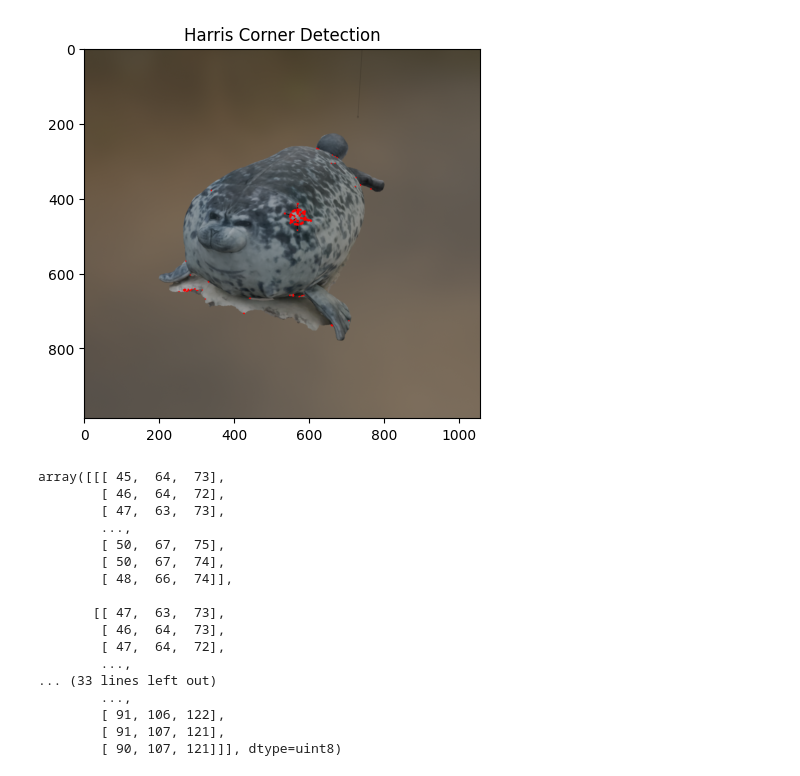
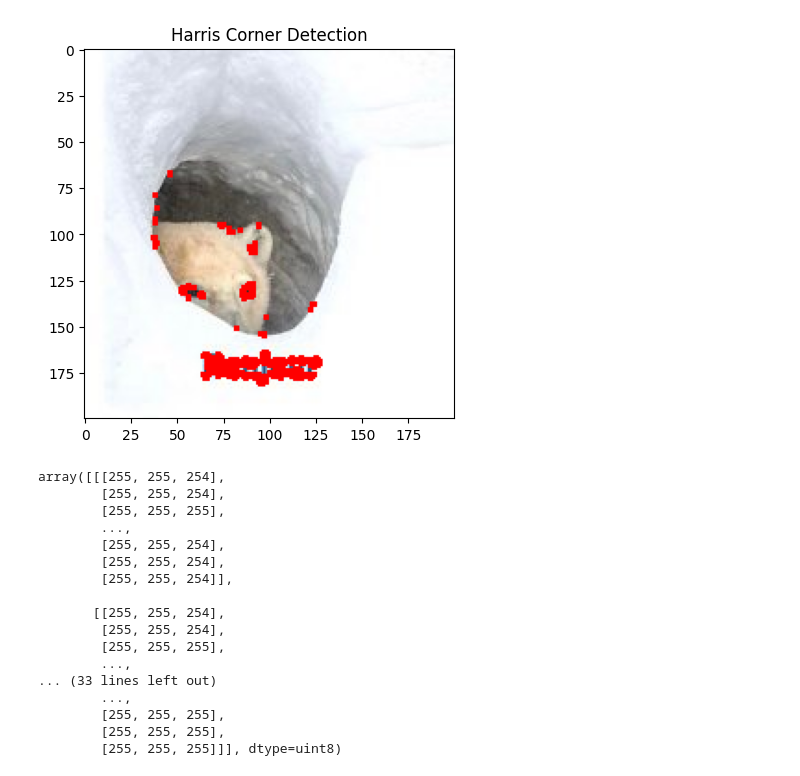
Before and after one commit to themselg04/cv2practice, a Jupyter notebook: Harris Corner Detection/Harris_Corner_Detection.ipynb, the cells around one changed output. Saved outputs shown, nothing was run; the diff lists cells and outputs as text; code cells hidden in the pictures.

Commit message:
Changed image and corrected code

```diff
--- a/Harris Corner Detection/Harris_Corner_Detection.ipynb
+++ b/Harris Corner Detection/Harris_Corner_Detection.ipynb
@@ -6,42 +6,38 @@ import requests
 from io import BytesIO
 # %%
 # Load the image from the GitHub repository
-url = "https://github.com/themselg04/cv2practice/blob/main/Harris%20Corner%20Detection/foca1.png?raw=true"
+url = "https://github.com/themselg04/cv2practice/blob/main/Harris%20Corner%20Detection/oso.jpg?raw=true"
 response = requests.get(url)
 img1 = cv2.imdecode(np.frombuffer(response.content, np.uint8), cv2.IMREAD_COLOR)
 gray = cv2.cvtColor(img1, cv2.COLOR_BGR2GRAY)
 
 # Apply Harris corner detection
 dst1 = cv2.cornerHarris(gray, blockSize=2, ksize=3, k=0.01)
-
-# Dilate the result to mark the corners
 dst1 = cv2.dilate(dst1, None)
-
-# Threshold the result to identify strong corners
-img1[dst1 > 0.001 * dst1.max()] = [0, 0, 255]
+img1[dst1 > 0.01 * dst1.max()] = [0, 0, 255]
 
 # Display the image with detected corners using pyplot.imshow
-plt.imshow(cv2.cvtColor(img1, cv2.COLOR_BGR2RGB))  # Convert BGR to RGB for pyplot
+plt.imshow(cv2.cvtColor(img1, cv2.COLOR_BGR2RGB))
 plt.title('Harris Corner Detection')
 plt.show()
 img1
 # %% [output]
-[figure, old version]
+[figure, new version]
-array([[[ 45,  64,  73],
-        [ 46,  64,  72],
-        [ 47,  63,  73],
+array([[[255, 255, 254],
+        [255, 255, 254],
+        [255, 255, 255],
         ...,
-        [ 50,  67,  75],
-        [ 50,  67,  74],
-        [ 48,  66,  74]],
+        [255, 255, 254],
+        [255, 255, 254],
+        [255, 255, 254]],
 
-       [[ 47,  63,  73],
-        [ 46,  64,  73],
-        [ 47,  64,  72],
+       [[255, 255, 254],
+        [255, 255, 254],
+        [255, 255, 255],
         ...,
 ... (33 lines left out)
         ...,
-        [ 91, 106, 122],
-        [ 91, 107, 121],
-        [ 90, 107, 121]]], dtype=uint8)
+        [255, 255, 255],
+        [255, 255, 255],
+        [255, 255, 255]]], dtype=uint8)
 # %%
```
Also changed, not shown: parts of 6 cells of this notebook.
